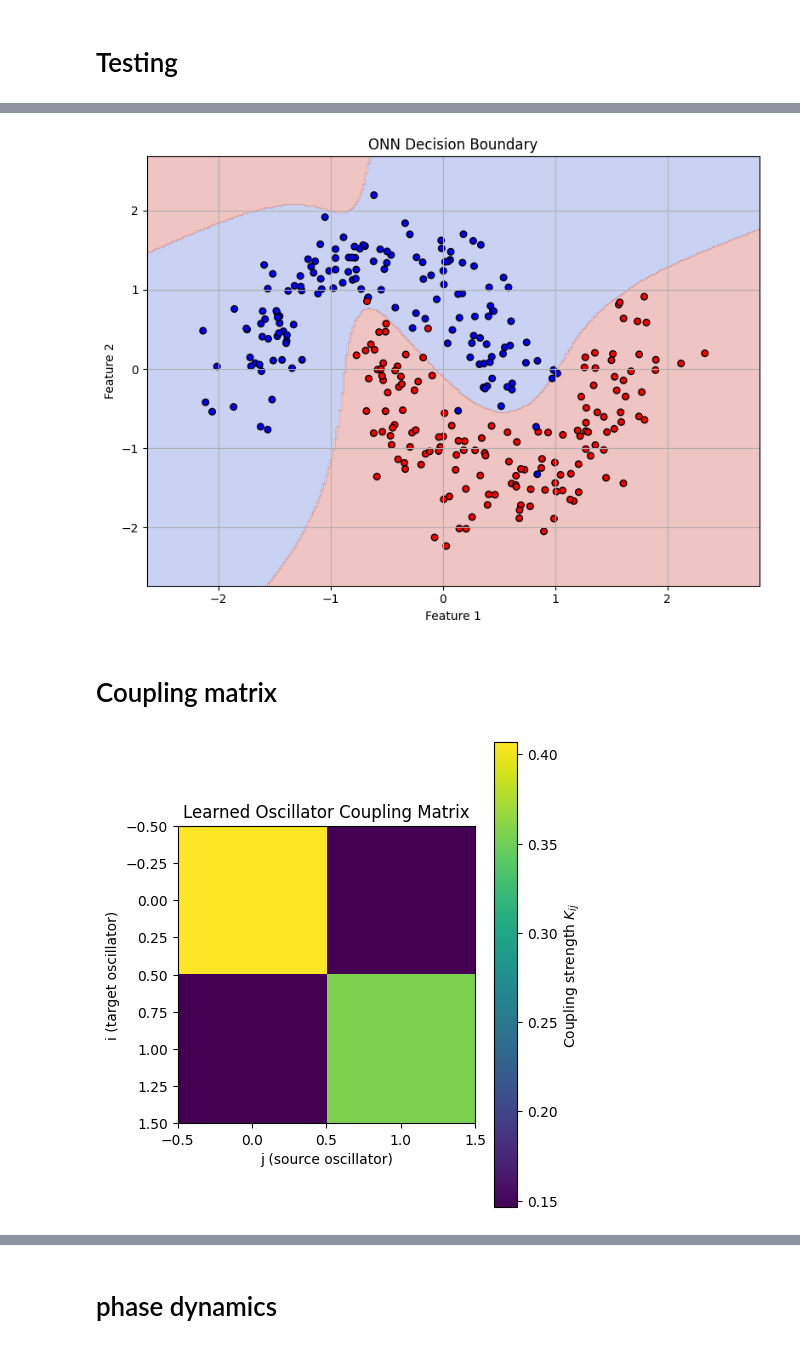
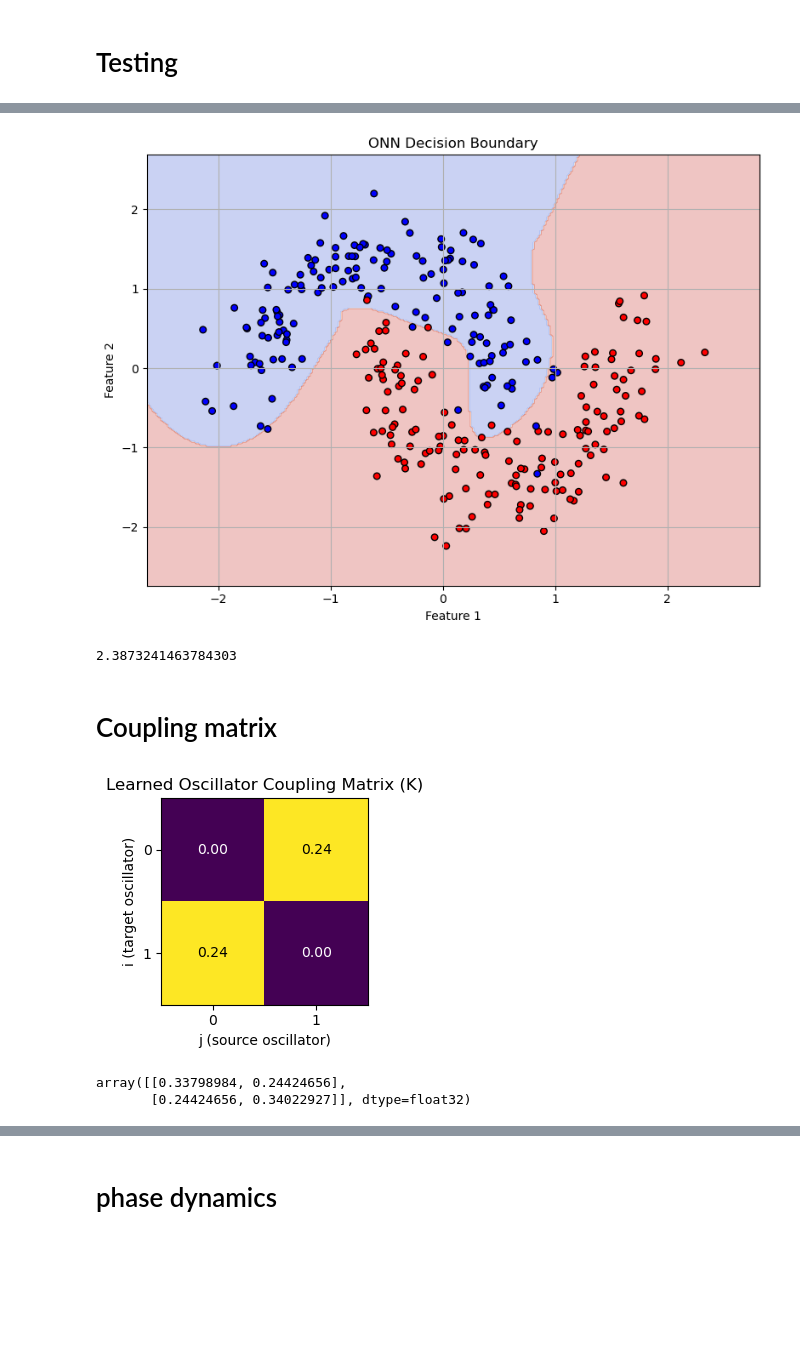
Before and after one commit to seoyumyum/OscillatoryNN, a Jupyter notebook: ONN_Testbench.ipynb, the cells around one changed output, grey strips where cells are left out. Saved outputs shown, nothing was run; the diff lists cells and outputs as text; code cells hidden in the pictures; blank space fills up the shorter version.

```diff
--- a/ONN_Testbench.ipynb
+++ b/ONN_Testbench.ipynb
@@ -223,7 +223,7 @@ plt.show()
 #model     = OscillatorNet(input_dim=2, num_osc=10, T=2.0, dt=0.05).to(device)
 #model     = OscillatorNetFixed(input_dim=2, num_osc=10, T=2.0, dt=0.05).to(device)
 
-model     = VanDerPolONN(input_dim=2, num_osc=2, T=2.0, dt=0.01).to(device)
+model     = VanDerPolONN(input_dim=2, num_osc=2, T=15.0, dt=0.01).to(device)
 
 criterion = nn.CrossEntropyLoss()
 optimizer = optim.Adam(model.parameters(), lr=1e-3)
@@ -396,27 +396,60 @@ plt.grid(True)
 plt.tight_layout()
 plt.show()
 # %% [output]
-[figure, old version]
+[figure, new version]
+# %%
+model.T/(2*np.pi)
+# %% [output]
+2.3873241463784303
 # %% [markdown]
 # Coupling matrix
 # %%
 # assume `model` is your trained OscillatorNet on `device`
 #K = model.K.detach().cpu().numpy()   # if you used the plain K parameter
 # If you’re using the “fixed” variant with A→softplus(A+A.T):
 from torch.nn.functional import softplus
+
+
+
+from matplotlib.ticker import MaxNLocator # Import the locator
+
 A = model.A.detach().cpu()
 K = softplus(model.A+ model.A.t()).detach().cpu().numpy() / model.N
+np.fill_diagonal(K, 0)
+# --------------------------------------
 
-plt.figure(figsize=(5,5))
-plt.imshow(K, cmap='viridis', aspect='equal')
-plt.colorbar(label='Coupling strength $K_{ij}$')
-plt.title('Learned Oscillator Coupling Matrix')
-plt.xlabel('j (source oscillator)')
-plt.ylabel('i (target oscillator)')
-plt.tight_layout()
+# Use the object-oriented approach (fig, ax) which is more flexible
+fig, ax = plt.subplots(figsize=(3, 3))
+
+ax.imshow(K, cmap='viridis', aspect='equal')
+ax.set_title('Learned Oscillator Coupling Matrix (K)')
+ax.set_xlabel('j (source oscillator)')
+ax.set_ylabel('i (target oscillator)')
+
+# --- NEW: Set integer ticks using a Locator ---
+# This automatically finds the best integer ticks to display
+ax.xaxis.set_major_locator(MaxNLocator(integer=True))
+ax.yaxis.set_major_locator(MaxNLocator(integer=True))
+# --------------------------------------------
+
+# Add text annotations (note we use ax.text now)
+threshold = K.max() / 2.
+num_oscillators = K.shape[0]
+for i in range(num_oscillators):
+    for j in range(num_oscillators):
+        text_color = "white" if K[i, j] < threshold else "black"
+        ax.text(j, i, f"{K[i, j]:.2f}",
+                ha="center", va="center", color=text_color)
+
+fig.tight_layout()
 plt.show()
 # %% [output]
-[figure, old version]
+[figure, new version]
+# %%
+K
+# %% [output]
+array([[0.33798984, 0.24424656],
+       [0.24424656, 0.34022927]], dtype=float32)
 # %%
 @torch.no_grad()
 def simulate_vdp_onn_dynamics(model, x_input, T=2.0, dt=0.01, return_all=True, device='cpu'):
```
Also changed, not shown: parts of 10 cells of this notebook, 1 other file.
